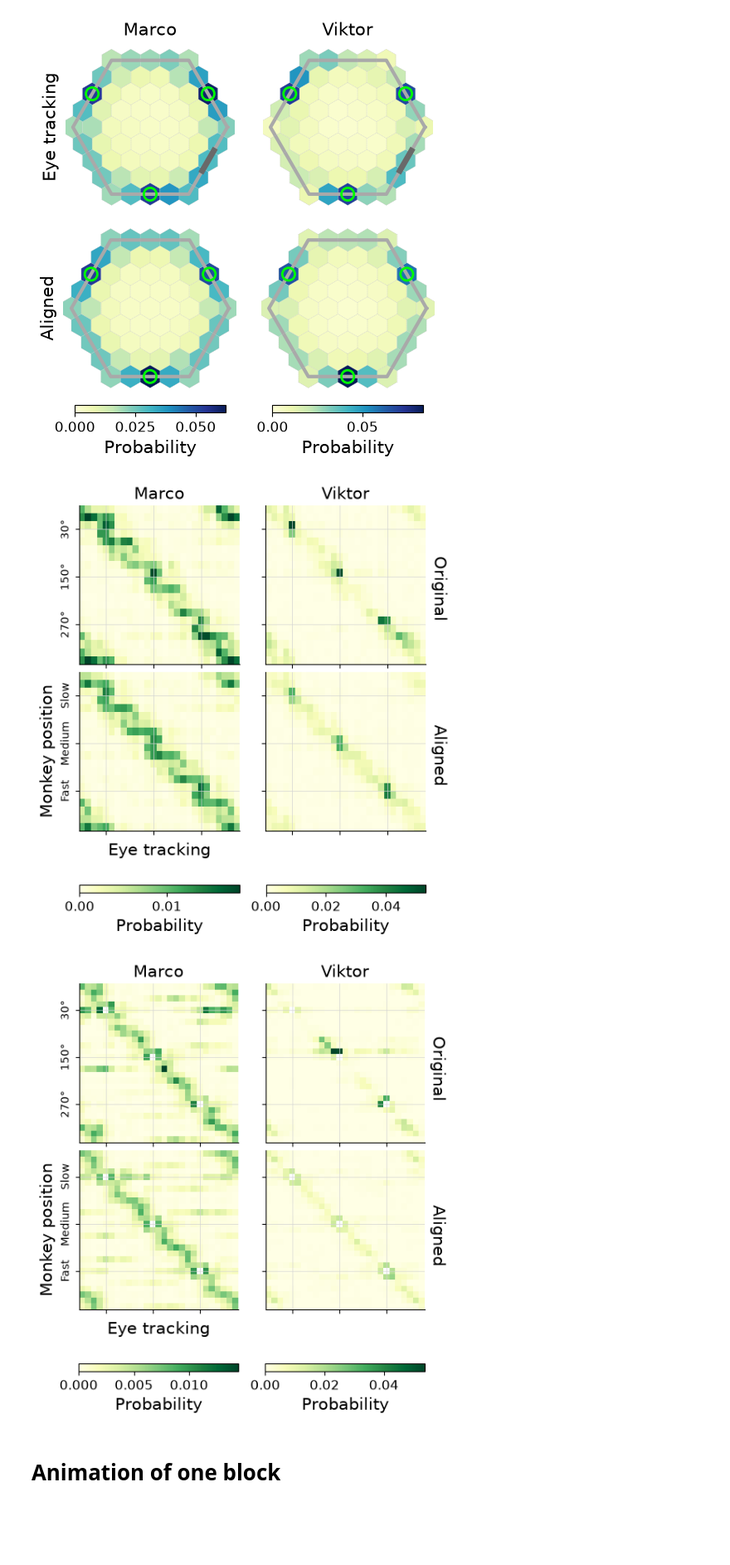
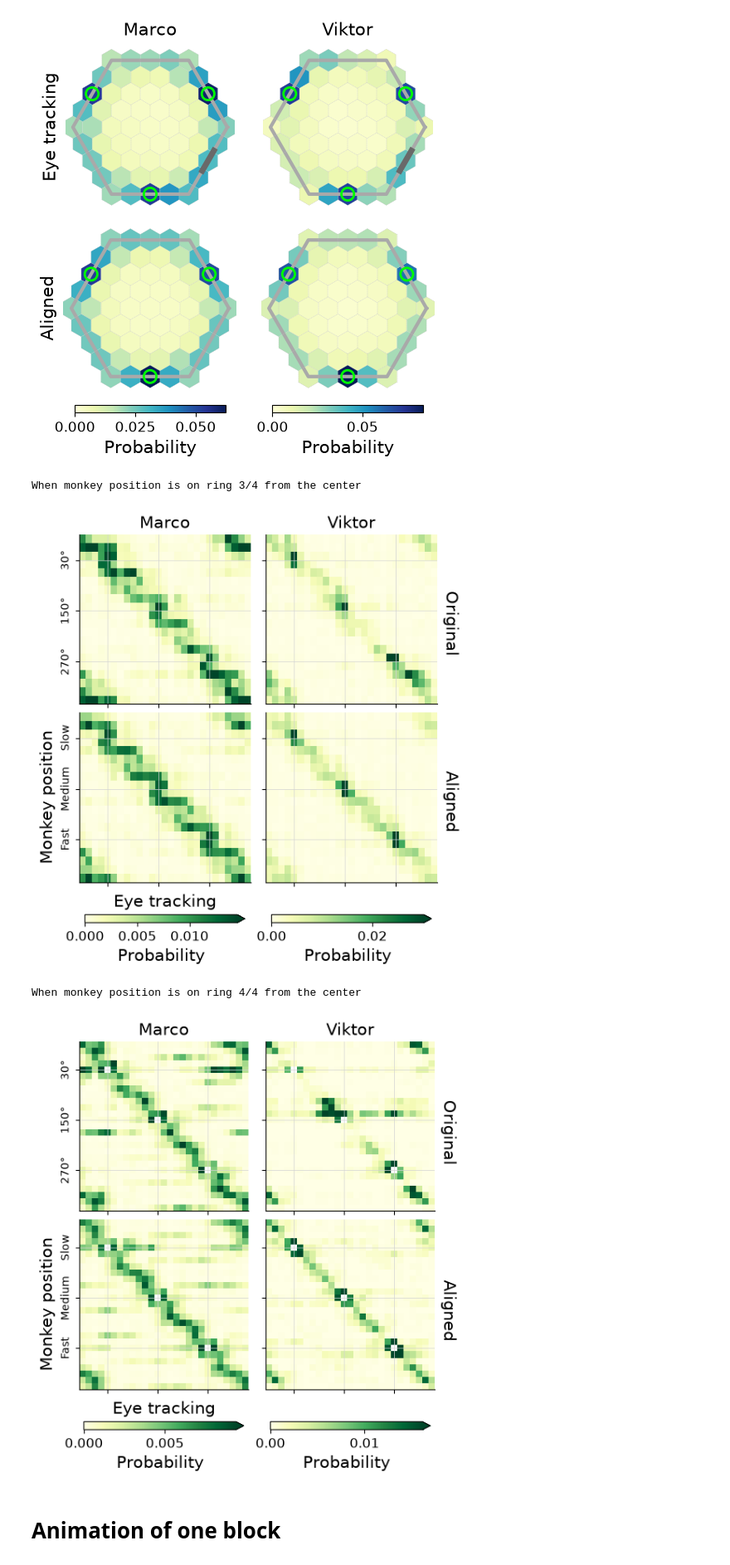
Before and after one commit to XaqLab/hex-arena, a Jupyter notebook: data-overview.ipynb, the cells around one changed output. Shown at 83% size. Cells and saved outputs as stored; diff of their text form; code cells hidden in the pictures; blank space fills up the shorter version.

```diff
--- a/data-overview.ipynb
+++ b/data-overview.ipynb
@@ -82,6 +83,7 @@ Viktor (kappa=0.1): 7/7/14
 from hexarena.utils import load_monkey_data, align_monkey_data
 
 push_rates = {}
+trans_probs = {}
 for tag in [('marco', 1), ('dylan', 1), ('viktor', 1), ('viktor', 10)]:
     subject, gamma = tag
     if tag==('marco', 1):
@@ -97,12 +99,18 @@ for tag in [('marco', 1), ('dylan', 1), ('viktor', 1), ('viktor', 10)]:
     push_rates[tag] = {}
     for kappa in kappas:
         push_rates[tag][kappa] = []
+    trans_counts = np.zeros((2, 3, 3)) # `[., i, j]` is the count of transitions from box i to box j
     for session_id, block_idx in tqdm(block_infos, desc=f'{subject.capitalize()} (gamma={gamma})', unit='block'):
         block_info = block_infos[(session_id, block_idx)]
         if block_info['gamma']!=gamma or block_info['kappa'] not in kappas:
             continue
         block_data = load_monkey_data(subject, session_id, block_idx)
-        align_monkey_data(block_data)
+        for k in range(2):
+            if k==1:
+                align_monkey_data(block_data)
+            for t in range(len(block_data['push_idx'])-1):
+                i, j = block_data['push_idx'][t:t+2]
+                trans_counts[k, i, j] += 1
         push_idx = block_data['push_idx']
         t = block_data['t'].max().item()
         push_rates[tag][block_info['kappa']].append(np.array([
@@ -110,6 +118,7 @@ for tag in [('marco', 1), ('dylan', 1), ('viktor', 1), ('viktor', 10)]:
         ])/t)
     for kappa in kappas:
         push_rates[tag][kappa] = np.stack(push_rates[tag][kappa])
+    trans_probs[tag] = trans_counts/trans_counts.sum(axis=-1, keepdims=True)
 # %% [output]
 Marco (gamma=1):   0%|                                                                                        …
 Dylan (gamma=1):   0%|                                                                                        …
@@ -171,7 +180,6 @@ for ax, tag in zip(axes, push_rates):
             )
         )
     ax.legend(lines, [r'$\kappa$='+'{:g}'.format(kappa) for kappa in kappas], fontsize='x-small')
-    ax.set_title(f'{subject.capitalize()} (gamma={gamma})')
     ax.set_title(subject.capitalize()+(r' ($\Gamma$)' if subject=='viktor' and gamma==10 else ''))
     ax.set_ylim([0, None])
     ax.xaxis.get_major_locator().set_params(integer=True)
@@ -274,7 +319,8 @@ xmax = 0.5/resol*60+360
 n_cols = len(rings[-1])
 ticks = [30, 150, 270]
 
-for r in range(resol):
+for r in range(resol-2, resol):
+    print(f"When monkey position is on ring {r+1}/{resol} from the center")
     ypad = (r+1)//2
     ymin = (-ypad-0.5)/(r+1)*60
     ymax = 0.5/(r+1)*60+360
@@ -290,39 +336,41 @@ for r in range(resol):
         if r+1==resol:
             for box in env.arena.boxes:
                 k = env.arena.outers.index(box)
                 probs[:, k, k] = np.nan
-        vmax = np.nanmax(probs)
+        # vmax = np.nanmax(probs)
+        vmax = np.nanquantile(probs, 0.99)
         for i in range(2):
             ax = axes[i, j]
             vals = probs[i]
             vals = np.concat([vals[-ypad:], vals, vals[:1]])
             vals = np.concat([vals[:, -xpad:], vals, vals[:, :1]], axis=1)
             h = ax.imshow(vals, vmin=0, vmax=vmax, cmap='YlGn', extent=[xmin, xmax, ymax, ymin])
             for tick in ticks:
                 ax.plot([xmin, xmax], [tick, tick], linewidth=0.5, color='lightgray')
                 ax.plot([tick, tick], [ymin, ymax], linewidth=0.5, color='lightgray')
             ax.set_xticks(ticks)
             ax.set_xticklabels([])
             ax.set_yticks(ticks)
             ax.set_yticklabels([])
         axes[0, j].set_title(subject.capitalize())
         fig.colorbar(
             h, ax=axes[:, j], orientation='horizontal', location='bottom',
-            fraction=0.3, shrink=0.9, pad=0.1, label='Probability',
+            fraction=0.3, shrink=0.9, pad=0.06, label='Probability', extend='max',
         )
     ax = axes[-1, 0]
     ax.set_xlabel('Eye tracking')
     ax.set_ylabel('Monkey position')
     axes[0, 1].text(380, 180, 'Original', rotation=-90, va='center')
     axes[1, 1].text(380, 180, 'Aligned', rotation=-90, va='center')
     axes[0, 0].set_yticklabels([r'30$\degree$', r'150$\degree$', r'270$\degree$'], rotation=90, va='center', fontsize='x-small')
     axes[1, 0].set_yticklabels(['Slow', 'Medium', 'Fast'], rotation=90, va='center', fontsize='x-small')
     fig.savefig(FIG_DIR/f'occupancy_joint[R{r+1}].svg')
-    if r<resol-2:
-        plt.close(fig)
+    plt.show()
 # %% [output]
+When monkey position is on ring 3/4 from the center
-[figure, old version]
+[figure, new version]
+When monkey position is on ring 4/4 from the center
-[figure, old version]
+[figure, new version]
 # %% [markdown]
 # Animation of one block
 # %%
```
Also changed, not shown: parts of 4 cells of this notebook, 5 other files.
